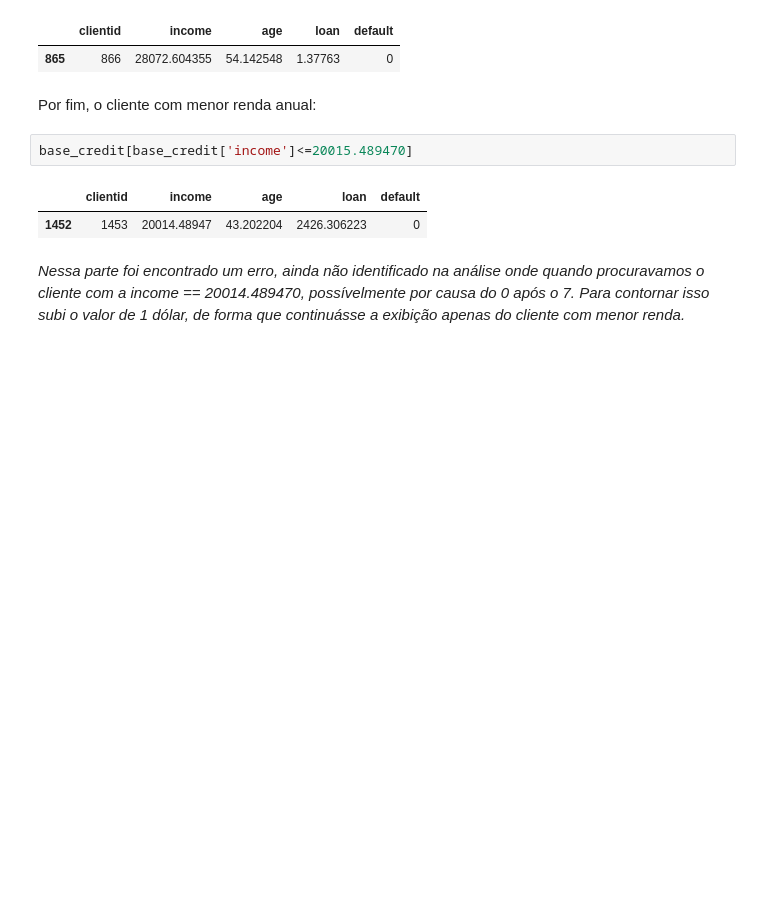
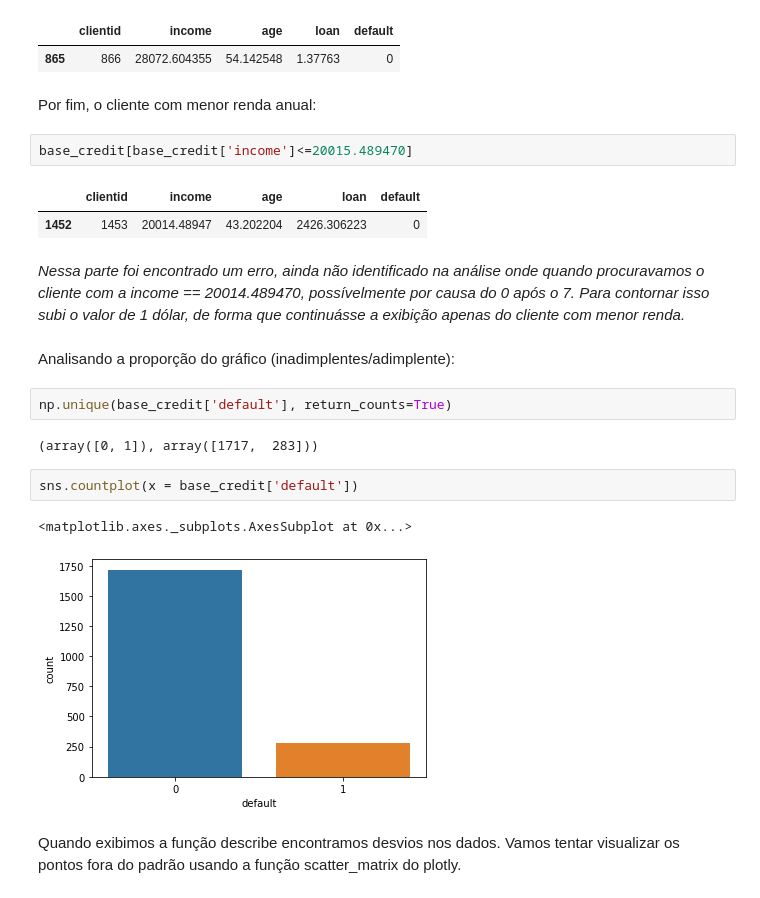
Before and after one commit to wnbrandao/wnbrandao, a Jupyter notebook: Untitled0.ipynb, the cells around one changed output. Saved outputs shown, nothing was run; the diff lists cells and outputs as text; blank space fills up the shorter version.

```diff
--- a/Untitled0.ipynb
+++ b/Untitled0.ipynb
@@ -73,3 +71,16 @@ base_credit[base_credit['income']<=20015.489470]
 | 1452 | 1453 | 20014.48947 | 43.202204 | 2426.306223 | 0 |
 # %% [markdown]
 *Nessa parte foi encontrado um erro, ainda não identificado na análise onde quando procuravamos o cliente com a income == 20014.489470, possívelmente por causa do 0 após o 7. Para contornar isso subi o valor de 1 dólar, de forma que continuásse a exibição apenas do cliente com menor renda.*
+# %% [markdown]
+Analisando a proporção do gráfico (inadimplentes/adimplente):
+# %%
+np.unique(base_credit['default'], return_counts=True)
+# %% [output]
+(array([0, 1]), array([1717,  283]))
+# %%
+sns.countplot(x = base_credit['default'])
+# %% [output]
+<matplotlib.axes._subplots.AxesSubplot at 0x...>
+[figure, added]
+# %% [markdown]
+Quando exibimos a função describe encontramos desvios nos dados. Vamos tentar visualizar os pontos fora do padrão usando a função scatter_matrix do plotly.
```
Also changed, not shown: parts of 10 cells of this notebook.
